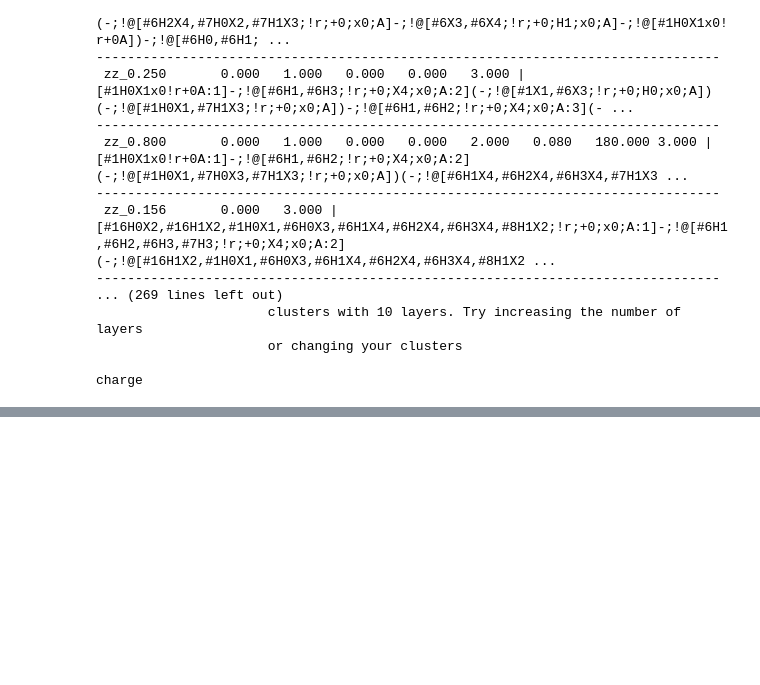
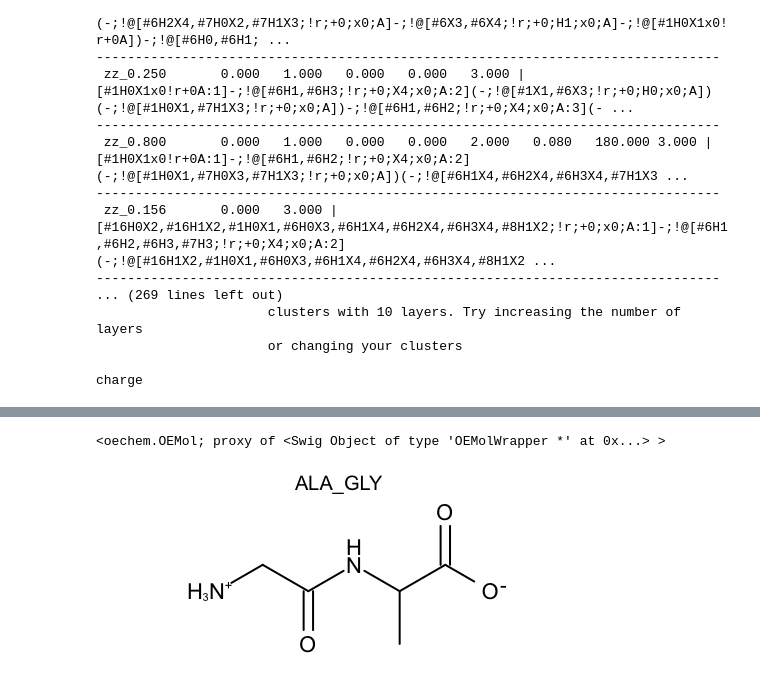
Before and after one commit to MobleyLab/chemper, a Jupyter notebook: examples/typing_proteins/Making_proteins.ipynb, the cells around one changed output, grey strips where cells are left out. Saved outputs shown, nothing was run; the diff lists cells and outputs as text; code cells hidden in the pictures; blank space fills up the shorter version.

```diff
--- a/examples/typing_proteins/Making_proteins.ipynb
+++ b/examples/typing_proteins/Making_proteins.ipynb
@@ -534,0 +737,7 @@ charge
+# %%
+store = parameter_system()
+parm, oemol = store.add_system_from_fasta('./mol_files/ALA_GLY.fasta')
+ms, ctypes = store.convert_for_smirksifying()
+# %% [output]
+<oechem.OEMol; proxy of <Swig Object of type 'OEMolWrapper *' at 0x...> >
+[figure, added]
```
Also changed, not shown: parts of 30 cells of this notebook.
